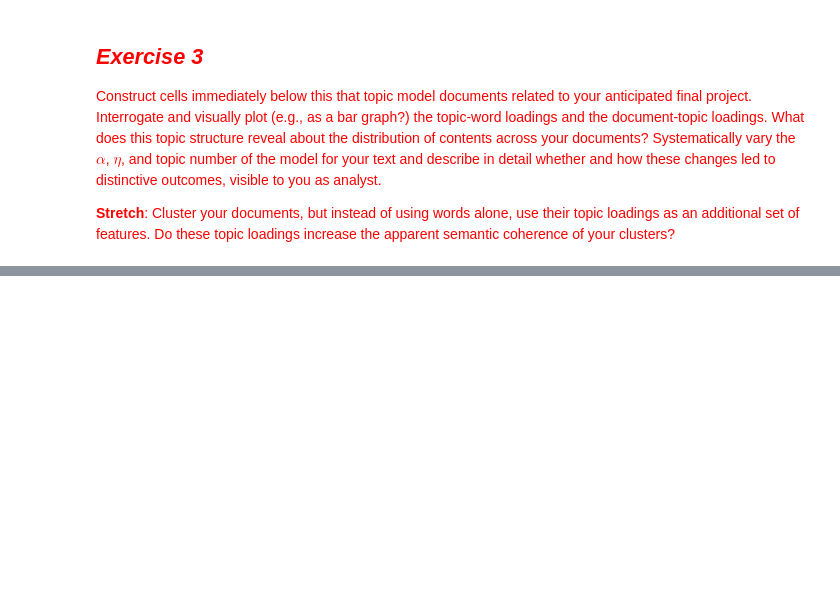
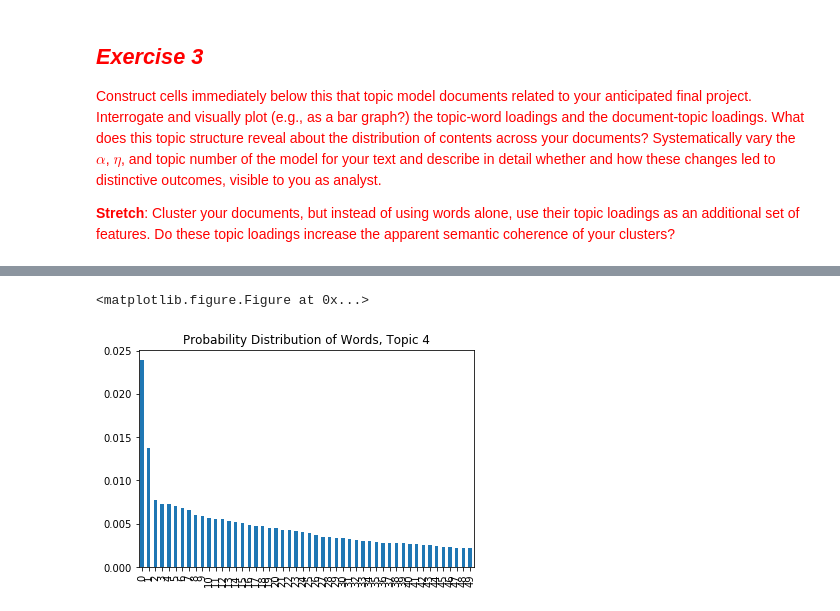
Before and after one commit to xywu-soc/content-analysis-2018, a Jupyter notebook: 3-Clustering-and-Topic-Modeling/3-Clustering-and-Topic-Modeling.ipynb, the cells around one changed output, grey strips where cells are left out. Drawn from its saved outputs; the diff is of its cells as text; code cells hidden in the pictures; blank space fills up the shorter version.

```diff
--- a/3-Clustering-and-Topic-Modeling/3-Clustering-and-Topic-Modeling.ipynb
+++ b/3-Clustering-and-Topic-Modeling/3-Clustering-and-Topic-Modeling.ipynb
@@ -1252,3 +1308,14 @@ plt.show()
 <span style="color:red">Construct cells immediately below this that topic model documents related to your anticipated final project. Interrogate and visually plot (e.g., as a bar graph?) the topic-word loadings and the document-topic loadings. What does this topic structure reveal about the distribution of contents across your documents? Systematically vary the $\alpha$, $\eta$, and topic number of the model for your text and describe in detail whether and how these changes led to distinctive outcomes, visible to you as analyst.
 
 <span style="color:red">**Stretch**: Cluster your documents, but instead of using words alone, use their topic loadings as an additional set of features. Do these topic loadings increase the apparent semantic coherence of your clusters?</span>
+# %%
+## Get data ready for analysis
+from nltk.corpus import stopwords
+stop_words_nltk = stopwords.words('english')
+
+# Tokenize the texts
+music_df['tokenized_text'] = music_df['text'].apply(lambda x: nltk.word_tokenize(x))
+# Normalize the words
+music_df['normalized_tokens'] = music_df['tokenized_text'].apply(lambda x: normlizeTokens(x, stopwordLst = stop_words_nltk, stemmer = nltk.stem.porter.PorterStemmer()))
+# Drop the tokenized and normalized words that are not in the vocabulary
+music_df['reduced_tokens'] = music_df['normalized_tokens'].apply(lambda x: dropMissing(x, ngCountVectorizer.vocabulary_.keys()))
@@ -1254,0 +1328,18 @@ plt.show()
+# %%
+# Analysis with 10 topics, default alpha, and default eta, and record the results
+music_senlda = gensim.models.ldamodel.LdaModel(corpus=music_senmm, id2word=music_d, num_topics=10, alpha='auto', eta='auto')
+
+music_ldaDF = pandas.DataFrame({
+        'name' : music_df['file_name'],
+        'topics' : [music_senlda[music_d.doc2bow(l)] for l in music_df['reduced_tokens']]
+    })
+
+#Dict to temporally hold the probabilities
+music_topicsProbDict = {i : [0] * len(music_ldaDF) for i in range(music_senlda.num_topics)}
+#Load them into the dict
+for index, topicTuples in enumerate(music_ldaDF['topics']):
+    for topicNum, prob in topicTuples:
+        music_topicsProbDict[topicNum][index] = prob
+#Update the DataFrame
+for topicNum in range(music_senlda.num_topics):
+    music_ldaDF['topic_{}'.format(topicNum)] = music_topicsProbDict[topicNum]
@@ -1254,0 +1432,10 @@ plt.show()
+# %%
+# Distribution of words over single topic
+topic4_df = pandas.DataFrame(music_senlda.show_topic(4, topn=50))
+plt.figure()
+topic4_df.plot.bar(legend = False)
+plt.title('Probability Distribution of Words, Topic 4')
+plt.show()
+# %% [output]
+<matplotlib.figure.Figure at 0x...>
+[figure, added]
```
Also changed, not shown: parts of 16 cells of this notebook.
